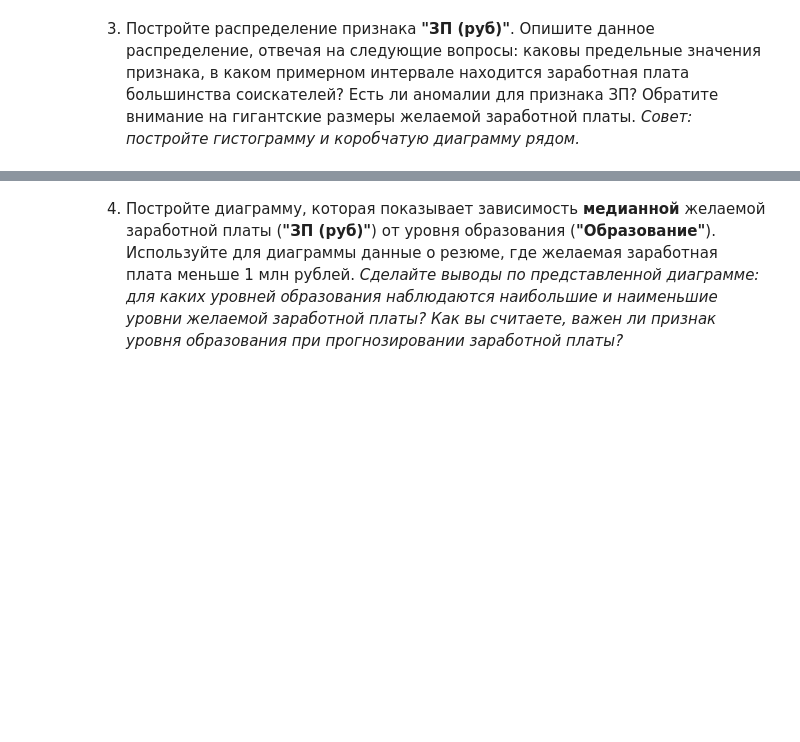
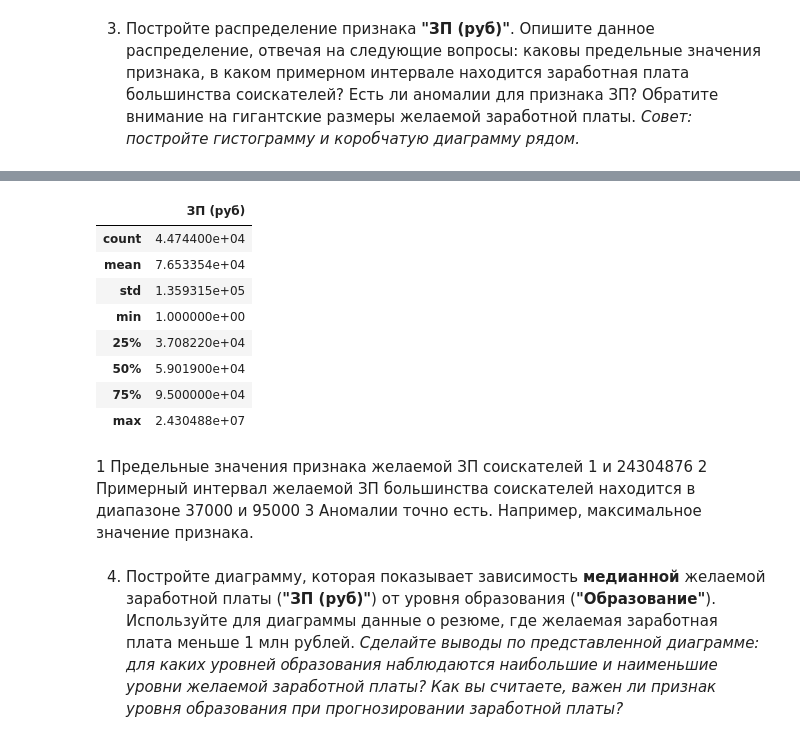
Before and after one commit to malinamedusa/Analysis-vacancies-HeadHunter, a Jupyter notebook: Project_01.ipynb, the cells around one changed output, grey strips where cells are left out. Saved outputs shown, nothing was run; the diff lists cells and outputs as text; code cells hidden in the pictures; blank space fills up the shorter version.

```diff
--- a/Project_01.ipynb
+++ b/Project_01.ipynb
@@ -389,3 +484,20 @@ KeyError: 'Сумма'
+# %%
+data.describe().loc[:, ['ЗП (руб)']]
+# data[data['ЗП (руб)'] == 1]
+# %% [output]
+|  | ЗП (руб) |
+| count | 4.474400e+04 |
+| mean | 7.653354e+04 |
+| std | 1.359315e+05 |
+| min | 1.000000e+00 |
+| 25% | 3.708220e+04 |
+| 50% | 5.901900e+04 |
+| 75% | 9.500000e+04 |
+| max | 2.430488e+07 |
+# %% [markdown]
+1 Предельные значения признака желаемой ЗП соискателей 1 и 24304876
+2 Примерный интервал желаемой ЗП большинства соискателей находится в диапазоне 37000 и 95000
+3 Аномалии точно есть. Например, максимальное значение признака.
 # %% [markdown]
 4. Постройте диаграмму, которая показывает зависимость **медианной** желаемой заработной платы (**"ЗП (руб)"**) от уровня образования (**"Образование"**). Используйте для диаграммы данные о резюме, где желаемая заработная плата меньше 1 млн рублей.
 *Сделайте выводы по представленной диаграмме: для каких уровней образования наблюдаются наибольшие и наименьшие уровни желаемой заработной платы? Как вы считаете, важен ли признак уровня образования при прогнозировании заработной платы?*
```
Also changed, not shown: parts of 15 cells of this notebook.
